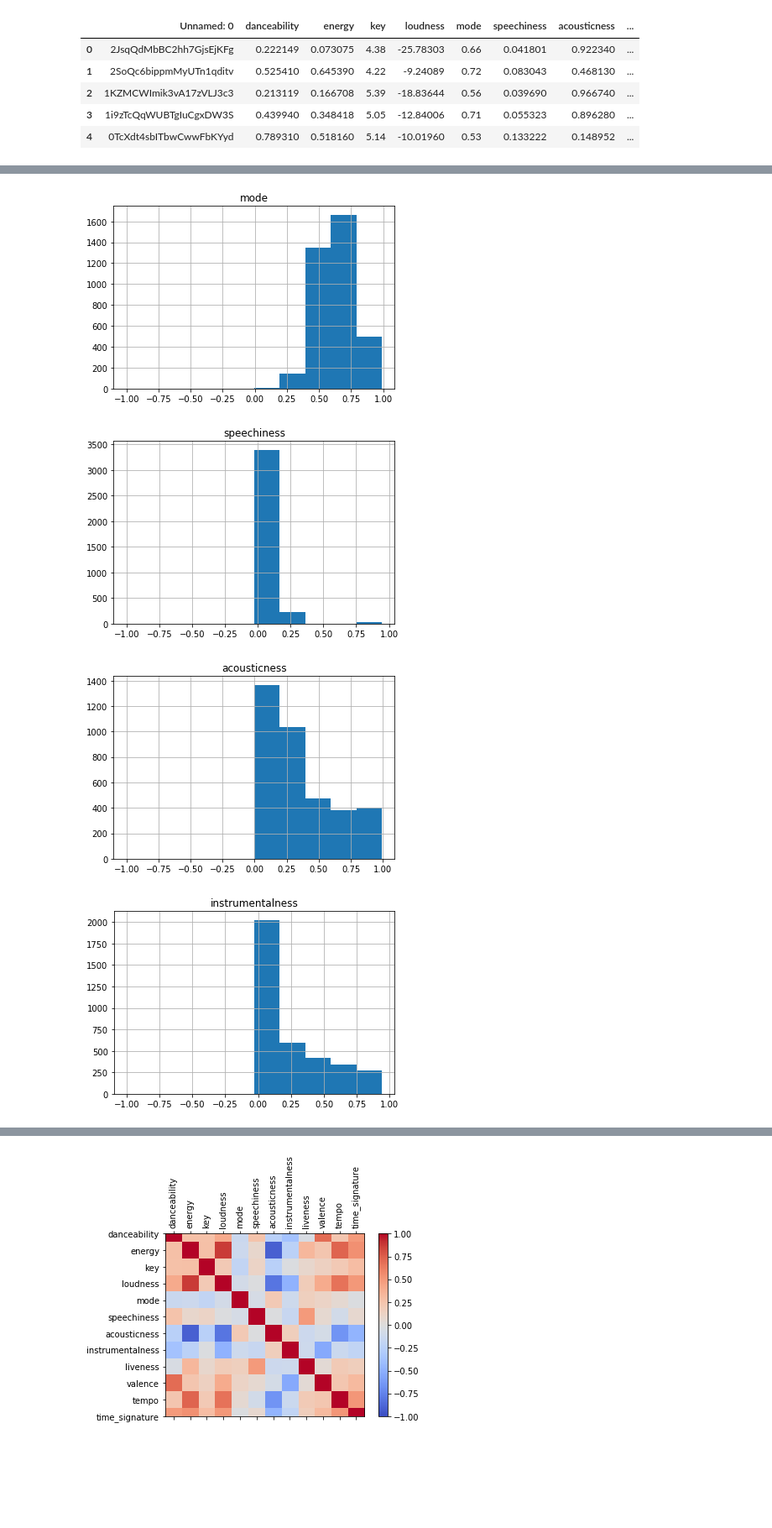
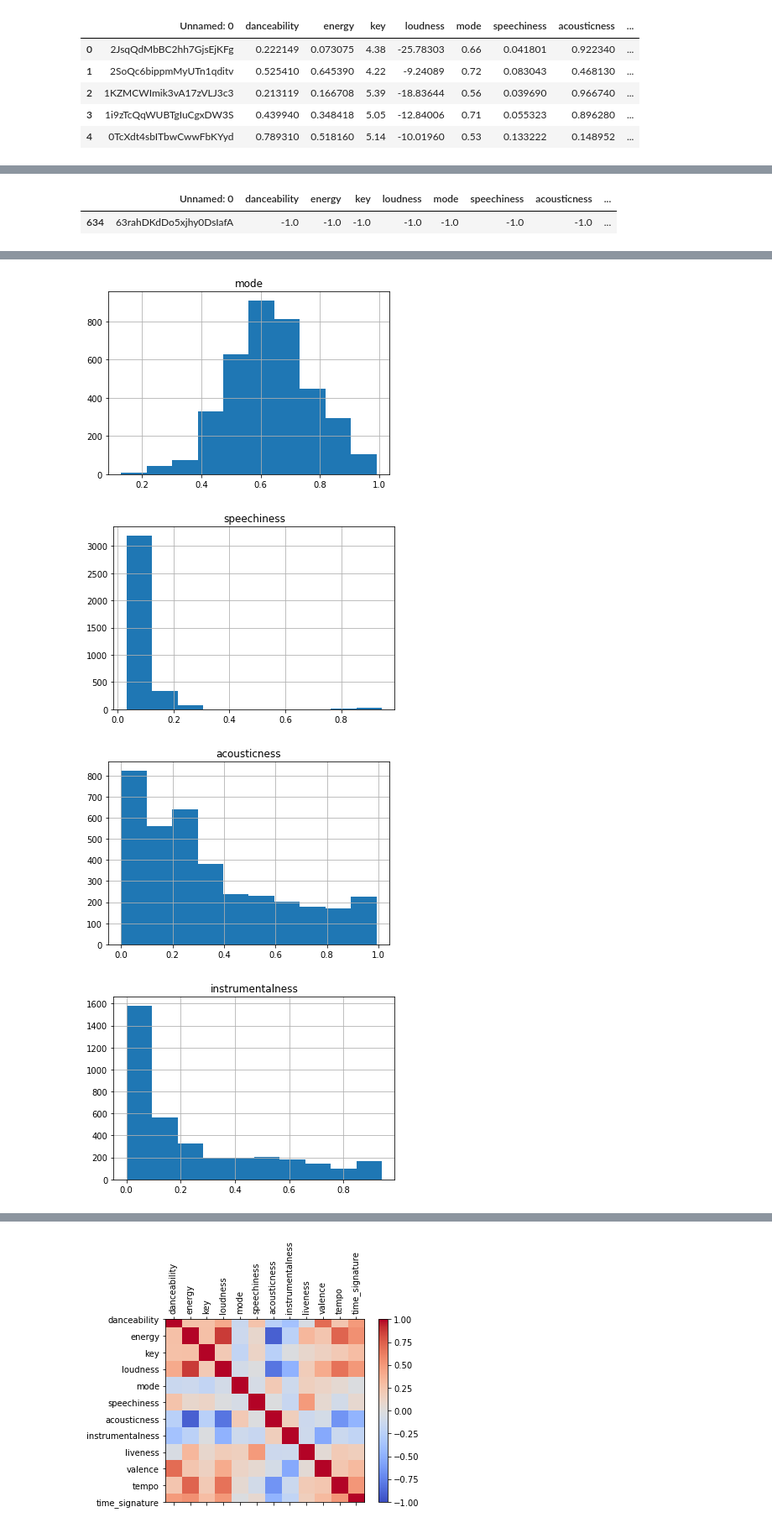
Before and after one commit to sofielange98/every-noise-network-analysis, a Jupyter notebook: Sub-genre Analysis.ipynb, the cells around one changed output, grey strips where cells are left out. Shown at 84% size. Cells and saved outputs as stored; diff of their text form; code cells hidden in the pictures; blank space fills up the shorter version.

```diff
--- a/Sub-genre Analysis.ipynb
+++ b/Sub-genre Analysis.ipynb
@@ -174,10 +171,22 @@ According to the Spotify Web API
 
 ## Valence
 >	"A measure from 0.0 to 1.0 describing the musical positiveness conveyed by a track. Tracks with high valence sound more positive (e.g. happy, cheerful, euphoric), while tracks with low valence sound more negative (e.g. sad, depressed, angry)."
+# %%
+play_features[play_features['danceability'] == -1]
+# %% [output]
+|  | Unnamed: 0 | danceability | energy | key | loudness | mode | speechiness | acousticness | ... |
+| 634 | 63rahDKdDo5xjhy0DsIafA | -1.0 | -1.0 | -1.0 | -1.0 | -1.0 | -1.0 | -1.0 | ... |
+# %%
+# -1 means the api returned some sort of error
+# we will go back later and look into this error but for now remove it because it makes the graphs yucky
+play_features = play_features.drop(634)
 # %%
 for f in features:
     plt.figure()
-    play_features[f].hist()
+    if f == 'speechiness':
+        play_features[f].hist(bins = 10)
+    else:
+        play_features[f].hist()
     plt.title(f)
     plt.show()
 # %% [output]
@@ -188,4 +197,4 @@ for f in features:
-[figure, old version]
+[figure, new version]
-[figure, old version]
+[figure, new version]
-[figure, old version]
+[figure, new version]
-[figure, old version]
+[figure, new version]
```
Also changed, not shown: parts of 4 cells of this notebook.
